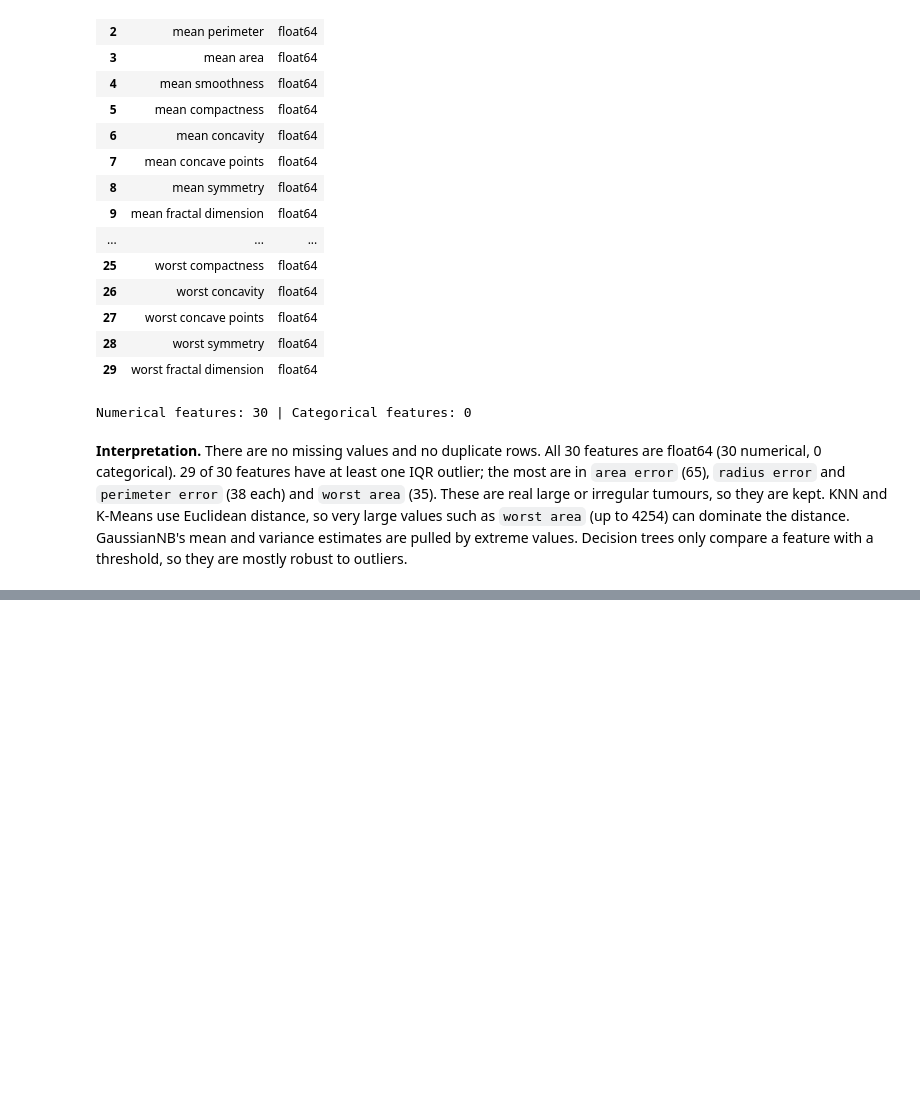
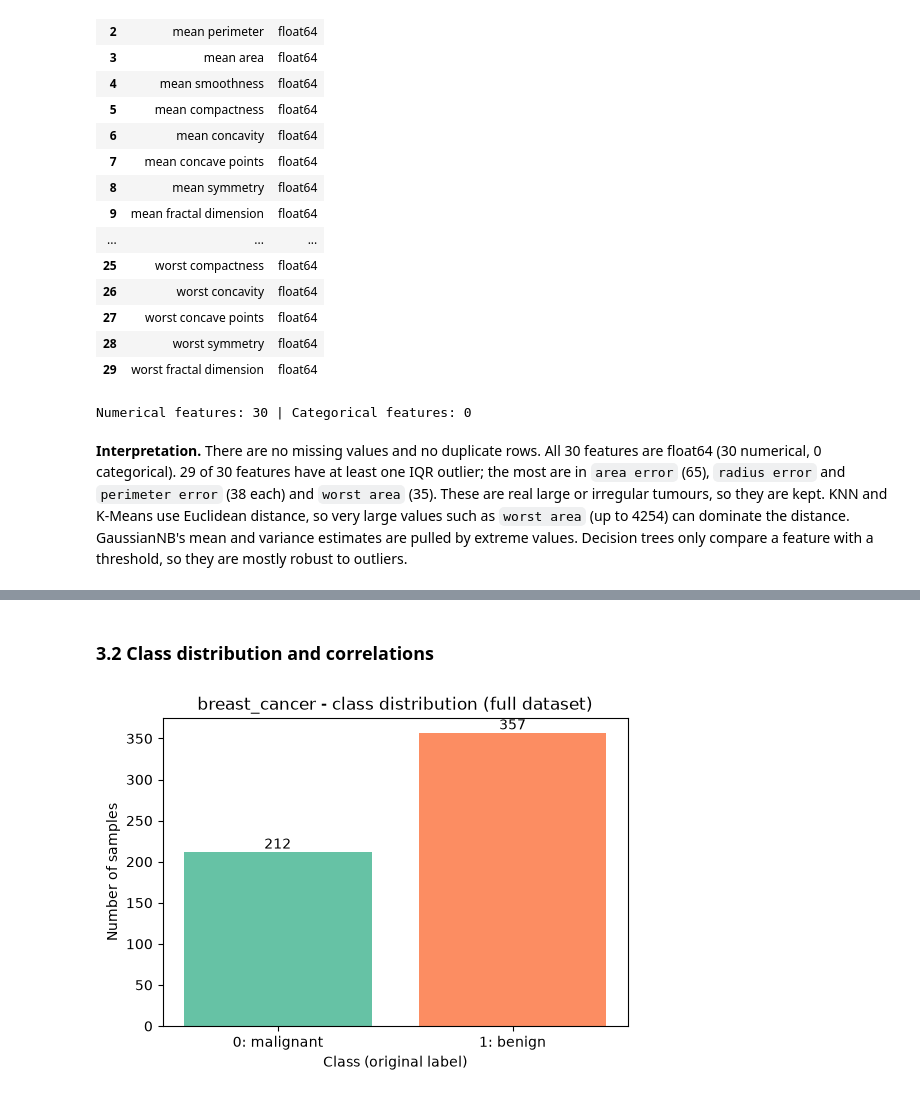
Before and after one commit to selenasurucu/machine-learning-midterm, a Jupyter notebook: breast_cancer.ipynb, the cells around one changed output, grey strips where cells are left out. Drawn from its saved outputs; the diff is of its cells as text; code cells hidden in the pictures; blank space fills up the shorter version.

Commit message:
Breast cancer: descriptive statistics,correlations and boxplots

```diff
--- a/breast_cancer.ipynb
+++ b/breast_cancer.ipynb
@@ -147,0 +172,6 @@ Numerical features: 30 | Categorical features: 0
+# %% [markdown]
+### 3.2 Class distribution and correlations
+# %%
+utils.plot_class_distribution(y, class_names, DATASET)
+# %% [output]
+[figure, added]
```
Also changed, not shown: parts of 6 cells of this notebook, 5 other files.
